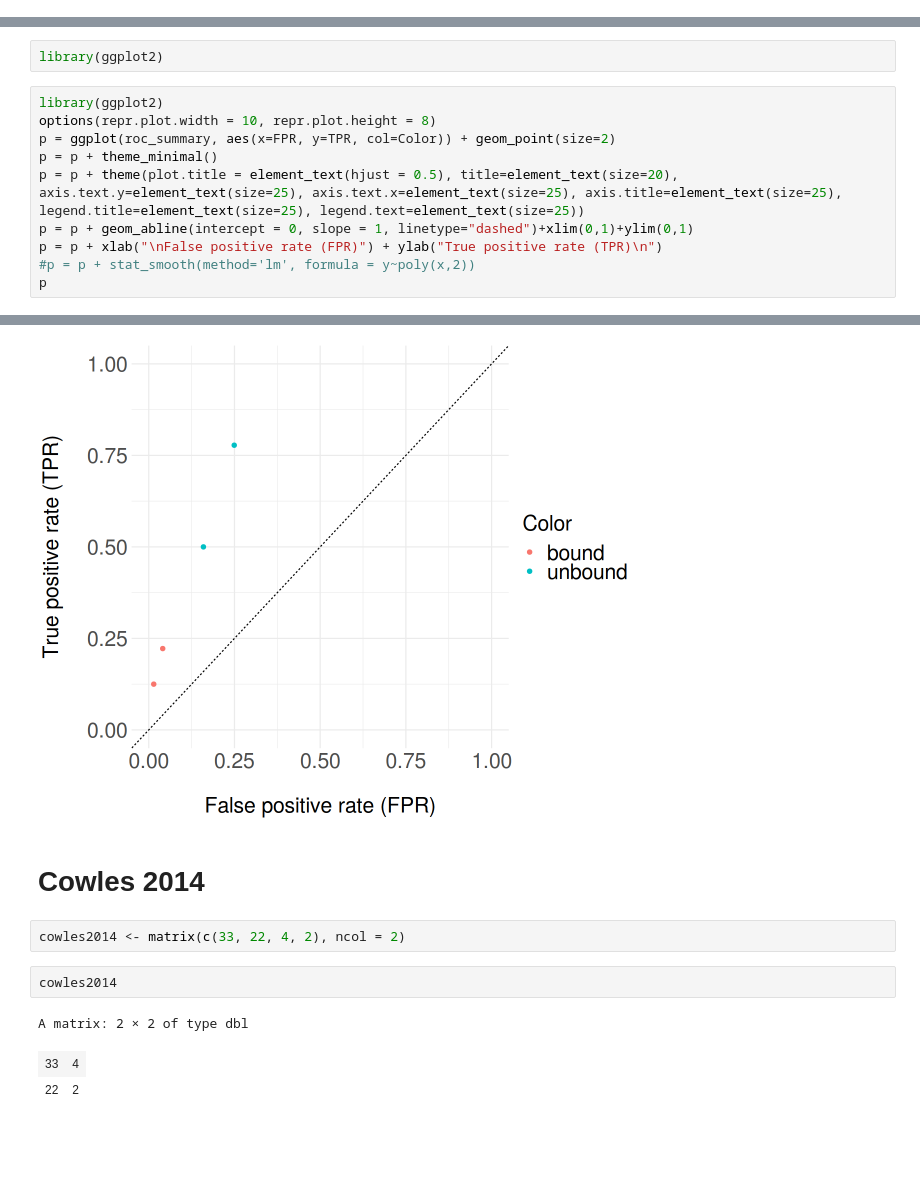
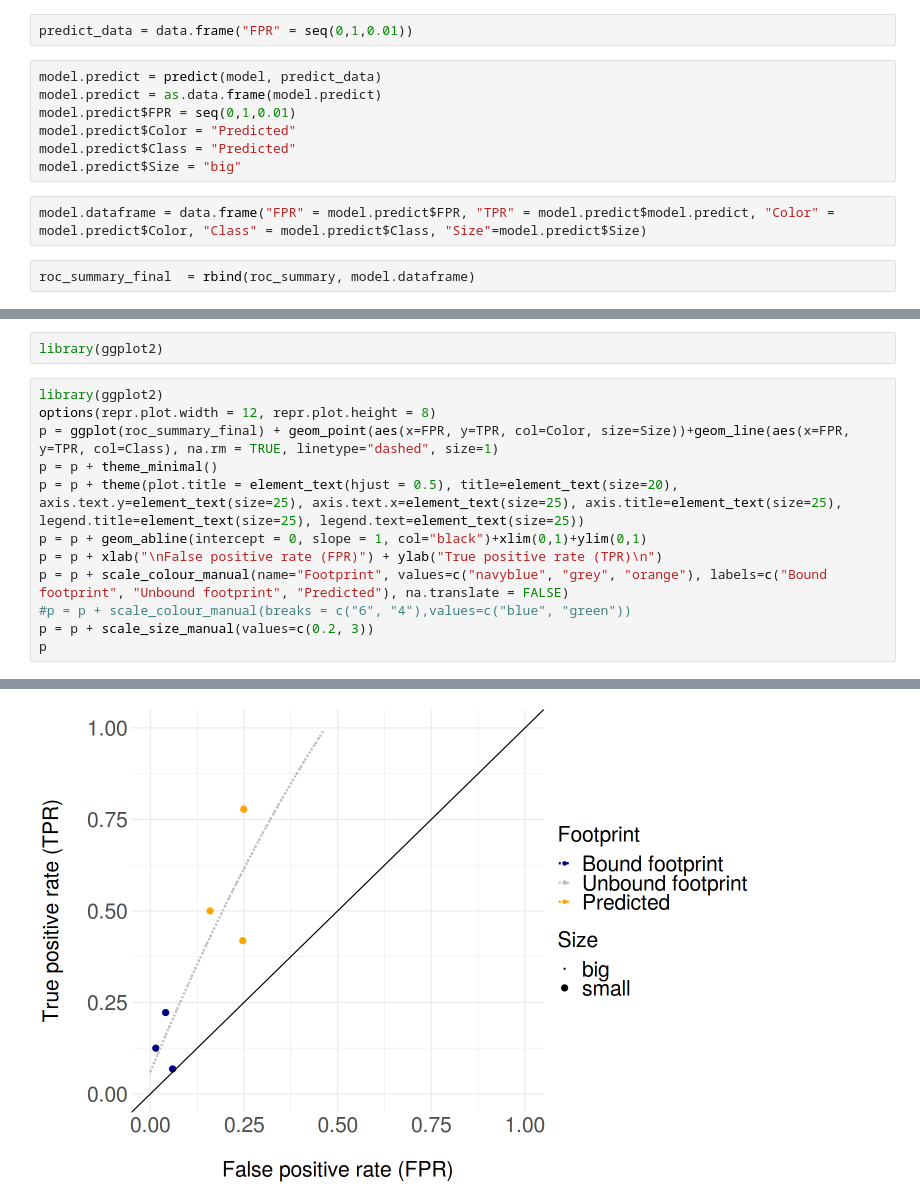
Before and after one commit to jakke-neiro/Oxplatys, a Jupyter notebook: notebooks/8-4-Enrichment-Analysis-R.ipynb, the cells around one changed output, grey strips where cells are left out. Drawn from its saved outputs; the diff is of its cells as text; blank space fills up the shorter version.

```diff
--- a/notebooks/8-4-Enrichment-Analysis-R.ipynb
+++ b/notebooks/8-4-Enrichment-Analysis-R.ipynb
@@ -22,15 +31,30 @@ roc_summary = rbind(coe_roc, foxd_roc)
+# %%
+predict_data = data.frame("FPR" = seq(0,1,0.01))
+# %%
+model.predict = predict(model, predict_data)
+model.predict = as.data.frame(model.predict)
+model.predict$FPR = seq(0,1,0.01)
+model.predict$Color = "Predicted"
+model.predict$Class = "Predicted"
+model.predict$Size = "big"
+# %%
+model.dataframe = data.frame("FPR" = model.predict$FPR, "TPR" = model.predict$model.predict, "Color" = model.predict$Color, "Class" = model.predict$Class, "Size"=model.predict$Size)
+# %%
+roc_summary_final  = rbind(roc_summary, model.dataframe)
 # %% [markdown]
 ## ROC Curve
 # %%
 library(ggplot2)
 # %%
 library(ggplot2)
-options(repr.plot.width = 10, repr.plot.height = 8)
-p = ggplot(roc_summary, aes(x=FPR, y=TPR, col=Color)) + geom_point(size=2)
+options(repr.plot.width = 12, repr.plot.height = 8)
+p = ggplot(roc_summary_final) + geom_point(aes(x=FPR, y=TPR, col=Color, size=Size))+geom_line(aes(x=FPR, y=TPR, col=Class), na.rm = TRUE, linetype="dashed", size=1)
 p = p + theme_minimal()
 p = p + theme(plot.title = element_text(hjust = 0.5), title=element_text(size=20), axis.text.y=element_text(size=25), axis.text.x=element_text(size=25), axis.title=element_text(size=25), legend.title=element_text(size=25), legend.text=element_text(size=25))
-p = p + geom_abline(intercept = 0, slope = 1, linetype="dashed")+xlim(0,1)+ylim(0,1)
+p = p + geom_abline(intercept = 0, slope = 1, col="black")+xlim(0,1)+ylim(0,1)
 p = p + xlab("\nFalse positive rate (FPR)") + ylab("True positive rate (TPR)\n")
-#p = p + stat_smooth(method='lm', formula = y~poly(x,2))
+p = p + scale_colour_manual(name="Footprint", values=c("navyblue", "grey", "orange"), labels=c("Bound footprint", "Unbound footprint", "Predicted"), na.translate = FALSE)
+#p = p + scale_colour_manual(breaks = c("6", "4"),values=c("blue", "green"))
+p = p + scale_size_manual(values=c(0.2, 3))
 p
 # %% [output]
@@ -37,11 +63 @@ p
-[figure, old version]
+[figure, new version]
-# %% [markdown]
-# Cowles 2014
-# %%
-cowles2014 <- matrix(c(33, 22, 4, 2), ncol = 2)
-# %%
-cowles2014
-# %% [output]
-A matrix: 2 × 2 of type dbl
-| 33 | 4 |
-| 22 | 2 |
```
Also changed, not shown: parts of 24 cells of this notebook.
